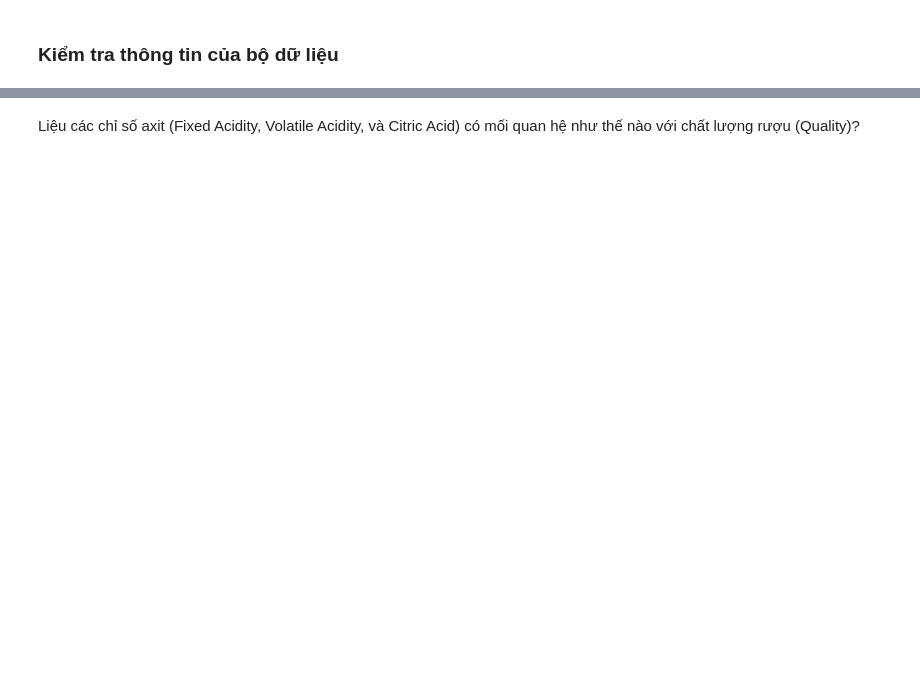
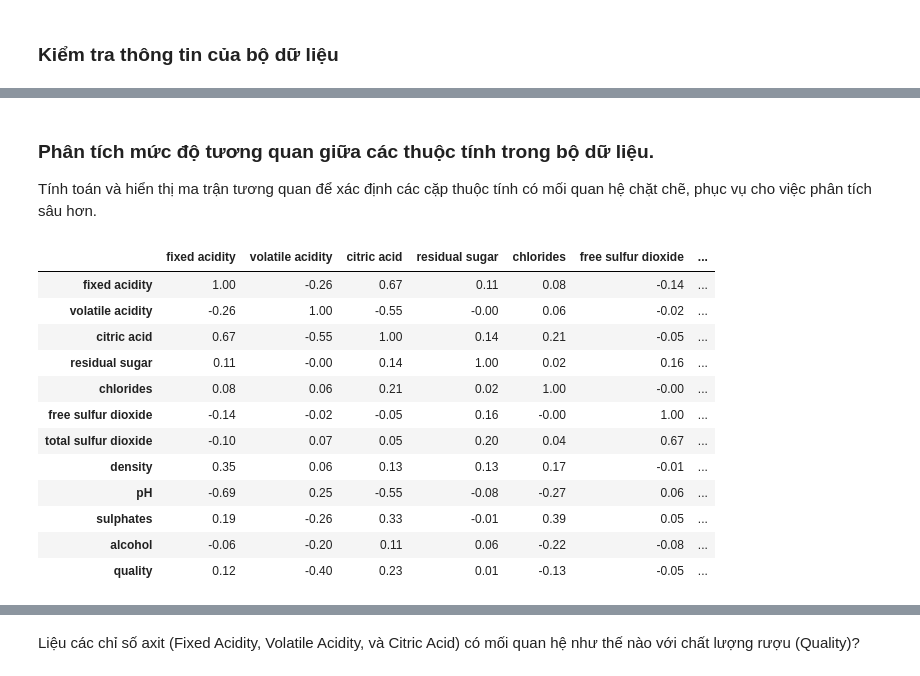
Before and after one commit to Yogurt01/Programming_DataScience_G22, a Jupyter notebook: Source_codes/DataAnalytics_1.ipynb, the cells around one changed output, grey strips where cells are left out. Saved outputs shown, nothing was run; the diff lists cells and outputs as text; code cells hidden in the pictures; blank space fills up the shorter version.

```diff
--- a/Source_codes/DataAnalytics_1.ipynb
+++ b/Source_codes/DataAnalytics_1.ipynb
@@ -248,0 +87,24 @@ Sự kết hợp của các thuộc tính (như lượng axit, đường dư, v
+# %% [markdown]
+### Phân tích mức độ tương quan giữa các thuộc tính trong bộ dữ liệu.
+
+Tính toán và hiển thị ma trận tương quan để xác định các cặp thuộc tính có mối quan hệ chặt chẽ, phục vụ cho việc phân tích sâu hơn.
+# %%
+# Tính toán ma trận tương quan
+correlation = data.corr()
+
+# In ma trận tương quan
+correlation.round(2)
+# %% [output]
+|  | fixed acidity | volatile acidity | citric acid | residual sugar | chlorides | free sulfur dioxide | ... |
+| fixed acidity | 1.00 | -0.26 | 0.67 | 0.11 | 0.08 | -0.14 | ... |
+| volatile acidity | -0.26 | 1.00 | -0.55 | -0.00 | 0.06 | -0.02 | ... |
+| citric acid | 0.67 | -0.55 | 1.00 | 0.14 | 0.21 | -0.05 | ... |
+| residual sugar | 0.11 | -0.00 | 0.14 | 1.00 | 0.02 | 0.16 | ... |
+| chlorides | 0.08 | 0.06 | 0.21 | 0.02 | 1.00 | -0.00 | ... |
+| free sulfur dioxide | -0.14 | -0.02 | -0.05 | 0.16 | -0.00 | 1.00 | ... |
+| total sulfur dioxide | -0.10 | 0.07 | 0.05 | 0.20 | 0.04 | 0.67 | ... |
+| density | 0.35 | 0.06 | 0.13 | 0.13 | 0.17 | -0.01 | ... |
+| pH | -0.69 | 0.25 | -0.55 | -0.08 | -0.27 | 0.06 | ... |
+| sulphates | 0.19 | -0.26 | 0.33 | -0.01 | 0.39 | 0.05 | ... |
+| alcohol | -0.06 | -0.20 | 0.11 | 0.06 | -0.22 | -0.08 | ... |
+| quality | 0.12 | -0.40 | 0.23 | 0.01 | -0.13 | -0.05 | ... |
```
Also changed, not shown: parts of 64 cells of this notebook.
